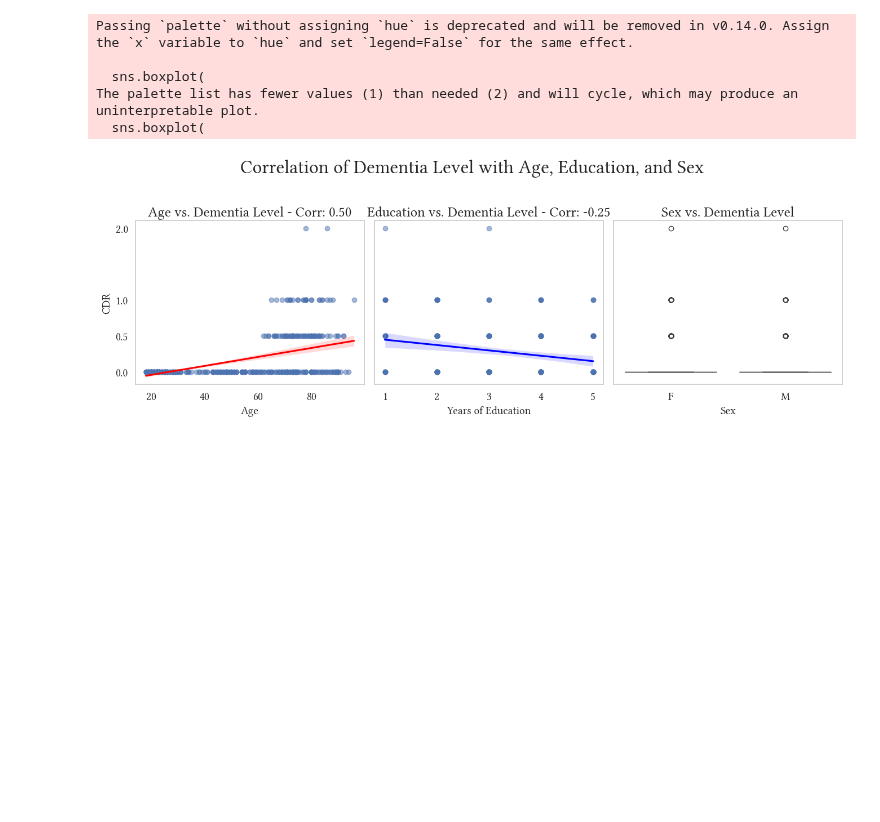
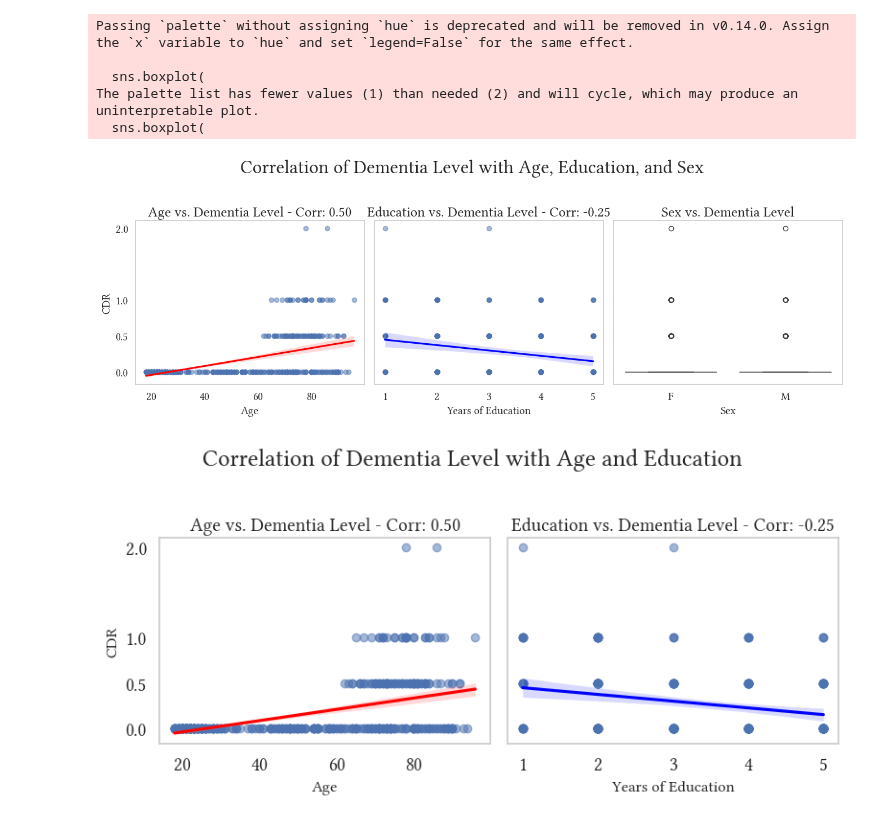
Before and after one commit to HenriSmidt/Alzheimer_Detection, a Jupyter notebook: EDA.ipynb, the cells around one changed output. Drawn from its saved outputs; the diff is of its cells as text; code cells hidden in the pictures; blank space fills up the shorter version.

```diff
--- a/EDA.ipynb
+++ b/EDA.ipynb
@@ -313,3 +313,98 @@ Passing `palette` without assigning `hue` is deprecated and will be removed in v
 The palette list has fewer values (1) than needed (2) and will cycle, which may produce an uninterpretable plot.
   sns.boxplot(
 [figure]
+# %%
+import pandas as pd
+import matplotlib.pyplot as plt
+import seaborn as sns
+import numpy as np
+from matplotlib.ticker import MaxNLocator
+
+# Define the selected colors
+paired_colors = plt.cm.Paired(range(10))
+selected_colors = paired_colors[:4]
+
+# Drop rows with NaN values in these columns
+data_without_age_nans = data.dropna(subset=["Age", "CDR"])
+data_without_educ_nans = data.dropna(subset=["Educ", "CDR"])
+
+# Calculate correlations
+corr_age_cdr = data_without_age_nans["Age"].corr(data_without_age_nans["CDR"])
+corr_educ_cdr = data_without_educ_nans["Educ"].corr(data_without_educ_nans["CDR"])
+
+# Setting the plot style
+sns.set_theme(style="whitegrid")
+
+# Creating a figure to hold the subplots
+fig, axes = plt.subplots(1, 2, figsize=(8, 4), sharey=True)
+fig.suptitle(
+    "Correlation of Dementia Level with Age and Education",
+    # fontsize=24,
+    fontfamily="Libertinus Serif",
+)
+
+# Plot 1: Age vs. Dementia Level
+sns.regplot(
+    ax=axes[0],
+    x="Age",
+    y="CDR",
+    data=data_without_age_nans,
+    scatter_kws={"alpha": 0.5},
+    line_kws={"color": "red"},
+)
+axes[0].set_title(
+    f"Age vs. Dementia Level - Corr: {corr_age_cdr:.2f}",
+    fontfamily="Libertinus Serif",
+    fontsize=14,
+)
+axes[0].set_xlabel("Age", fontfamily="Libertinus Serif") #, fontsize=14)
+axes[0].set_ylabel("CDR", fontfamily="Libertinus Serif") #, fontsize=14)
+desired_ticks = [0.0, 0.5, 1.0, 2.0]
+# Set the y-ticks to only include the desired values
+axes[0].set_yticks(desired_ticks)
+
+# Plot 2: Education vs. Dementia Level
+sns.regplot(
+    ax=axes[1],
+    x="Educ",
+    y="CDR",
+    data=data_without_educ_nans,
+    scatter_kws={"alpha": 0.5},
+    line_kws={"color": "blue"},
+)
+axes[1].set_title(
+    f"Education vs. Dementia Level - Corr: {corr_educ_cdr:.2f}",
+    fontfamily="Libertinus Serif",
+    fontsize=14,
+)
+axes[1].set_xlabel("Years of Education", fontfamily="Libertinus Serif") #, fontsize=14)
+axes[1].set_ylabel(
+    "CDR", fontfamily="Libertinus Serif") #, fontsize=14
+# )  # Corrected placement of y-label
+
+# Correct the Y-label settings for the second plot
+axes[1].set_ylabel("")  # Removes y-label from the second plot
+
+# Apply font settings explicitly to ticks after seaborn has been configured
+for ax in axes:
+    ax.grid(False)
+    for label in ax.get_xticklabels() + ax.get_yticklabels():
+        label.set_fontname("Libertinus Serif")
+        label.set_fontsize(14)  # You can adjust the size as needed
+
+axes[1].xaxis.set_major_locator(MaxNLocator(integer=True))
+
+plt.tight_layout(
+    rect=[0, 0.03, 1, 0.95]
+)  # Adjust the subplots to give some space for the main title
+
+# Save the plot as a tightly bounded PDF
+plt.savefig(
+    "plots/correlation_of_dementia_with_age_education.pdf",
+    format="pdf",
+    bbox_inches="tight",
+)
+
+plt.show()
+# %% [output]
+[figure, added]
```
Also changed, not shown: parts of 6 cells of this notebook.
